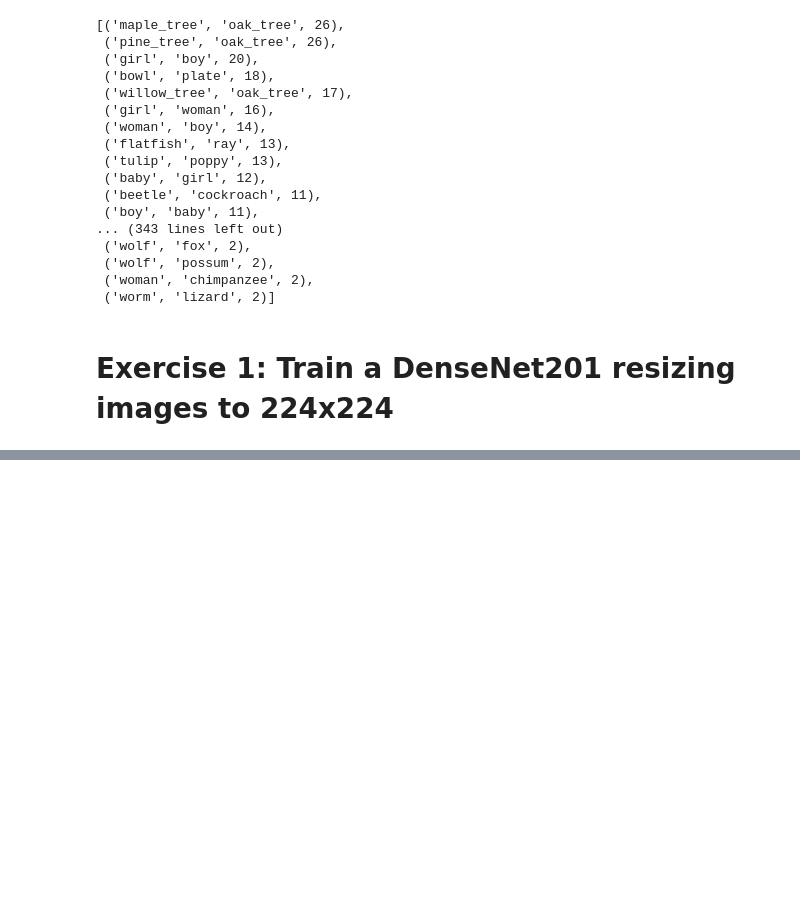
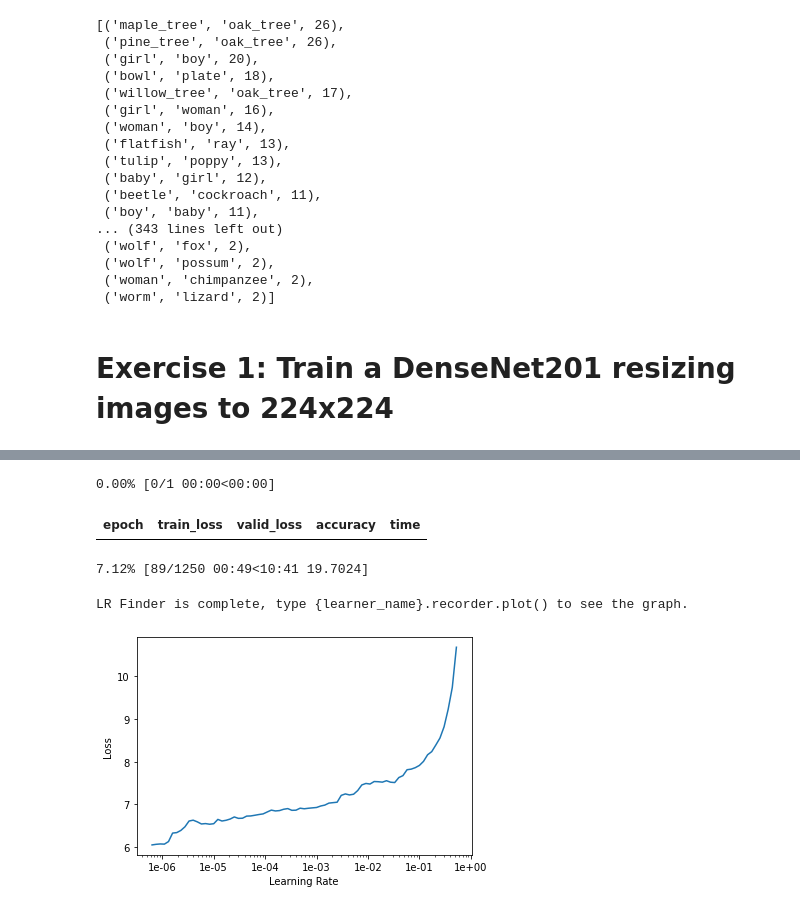
Before and after one commit to vicentegilso/clasificaciondeimagenes, a Jupyter notebook: Classification_with_fastai.ipynb, the cells around one changed output, grey strips where cells are left out. Drawn from its saved outputs; the diff is of its cells as text; code cells hidden in the pictures; blank space fills up the shorter version.

```diff
--- a/Classification_with_fastai.ipynb
+++ b/Classification_with_fastai.ipynb
@@ -436,0 +461,10 @@ interp.most_confused(min_val=2)
+# %%
+# Find learning rate
+learn.lr_find()
+learn.recorder.plot()
+# %% [output]
+0.00% [0/1 00:00<00:00]
+| epoch | train_loss | valid_loss | accuracy | time |
+7.12% [89/1250 00:49<10:41 19.7024]
+LR Finder is complete, type {learner_name}.recorder.plot() to see the graph.
+[figure, added]
```
Also changed, not shown: parts of 25 cells of this notebook.
